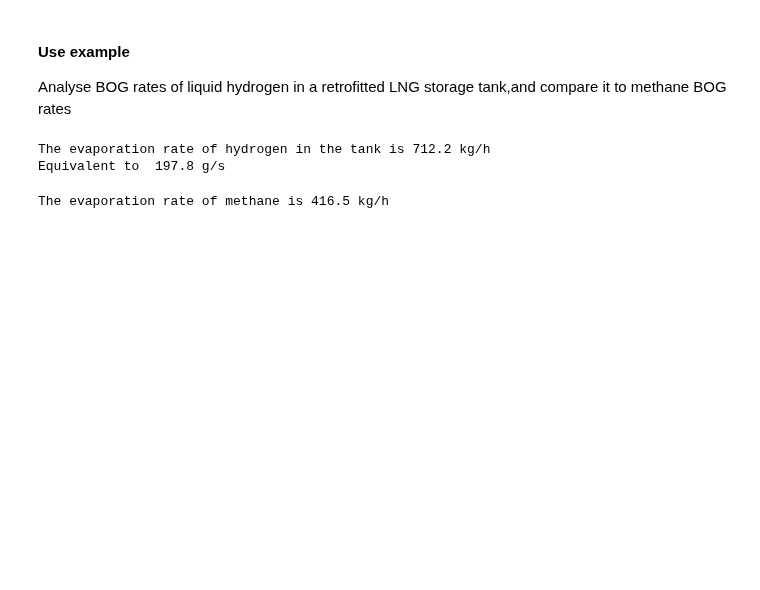
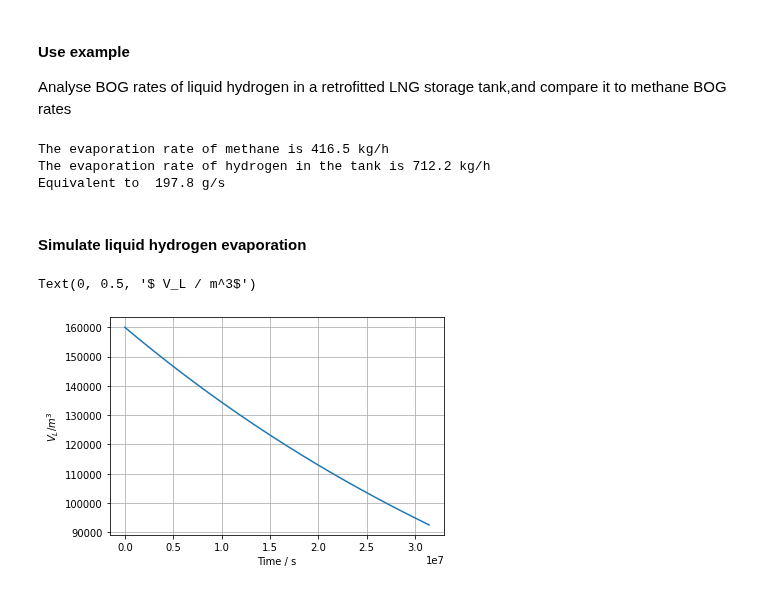
Before and after one commit to felipehuerta17/CryoEvap, a Jupyter notebook: isobaric_LH2.ipynb, the cells around one changed output. Saved outputs shown, nothing was run; the diff lists cells and outputs as text; code cells hidden in the pictures; blank space fills up the shorter version.

Commit message:
feat: liquid volume and evap rate cryogen storage

```diff
--- a/isobaric_LH2.ipynb
+++ b/isobaric_LH2.ipynb
@@ -27,46 +31,48 @@ from cryogens import Cryogen
 Analyse BOG rates of liquid hydrogen in a retrofitted LNG storage tank,and compare it to methane BOG rates
 # %%
 # Retrofitted LNG tank properties
-Q_roof = 0 # W
-d_i = 76.4 # m
-d_o = 80   # m
-LF = 0.97
-T_air = 293.15 # K
+Q_roof = 0 # Roof heat ingress / W
+d_i = 76.4 # Internal diameter / m
+d_o = 80   # External diameter / m
+T_air = 293.15 # Temperature of the environment K
 
 # Set overall heat transfer coefficient through the walls for liquid and vapour
-U_L = 0.0371 # W/m^2K
-U_V = 0.0371 # W/m^2K
+U_L = 0.0371 # W/m2/K
+U_V = 0.0371 # W/m2/K
 
 # Specify heat transfer rate at the bottom to prevent ground heating
 Q_b = 60000 # W,
+
+# Vertically orientated cylindrical tank volume
 V_tank = 165000 #m^3
 
-# Initial liquid filling
+# Initial liquid filling / Dimensionless
 LF = 0.97
 
 # Specify tank operating pressure
-P = 100000
-
-# Initialise hydrogen using CoolProp dependency
-hydrogen = Cryogen(name="hydrogen")
-hydrogen.set_coolprops(hydrogen.name, P)
+P = 100000 # Pa
 
 # Initialize tank
 large_tank = Tank(d_i, d_o, V_tank, LF)
-large_tank.set_HeatTransProps(U_V, U_V, T_air, Q_roof,Q_b )
-# large_tank.set_LF(LF)
-large_tank.cryogen = hydrogen
-
-# Evaporation rate
-print("The evaporation rate of " + hydrogen.name + " in the tank is %.1f kg/h" % (large_tank.b_l_dot * 3600))
-print("Equivalent to  %.1f g/s" % (large_tank.b_l_dot * 1000))
+large_tank.set_HeatTransProps(U_L, U_V, T_air, Q_roof, Q_b)
-# %% [output]
-The evaporation rate of hydrogen in the tank is 712.2 kg/h
-Equivalent to  197.8 g/s
 # %%
 methane = Cryogen(name = "methane")
 methane.set_coolprops("methane", P)
 large_tank.cryogen = methane
 print("The evaporation rate of " + methane.name + " is %.1f kg/h" % (large_tank.b_l_dot * 3600))
+
+# Initialise hydrogen using CoolProp dependency
+hydrogen = Cryogen(name="hydrogen")
+# Initialise thermodynamic properties at the tank operating pressure
+hydrogen.set_coolprops(hydrogen.name, P)
+large_tank.cryogen = hydrogen
+
+# Evaporation rate
+print("The evaporation rate of " + hydrogen.name + " in the tank is %.1f kg/h" % (large_tank.b_l_dot * 3600))
+print("Equivalent to  %.1f g/s" % (large_tank.b_l_dot * 1000))
 # %% [output]
 The evaporation rate of methane is 416.5 kg/h
+The evaporation rate of hydrogen in the tank is 712.2 kg/h
+Equivalent to  197.8 g/s
+# %% [markdown]
+#### Simulate liquid hydrogen evaporation
@@ -72,0 +81,9 @@ The evaporation rate of methane is 416.5 kg/h
+# %%
+# Access to the liquid volume
+plt.plot(large_tank.sol.t, large_tank.sol.y[0])
+plt.grid()
+plt.xlabel('Time / s')
+plt.ylabel('$ V_L / m^3$')
+# %% [output]
+Text(0, 0.5, '$ V_L / m^3$')
+[figure, added]
```
Also changed, not shown: parts of 4 cells of this notebook, 1 other file.
